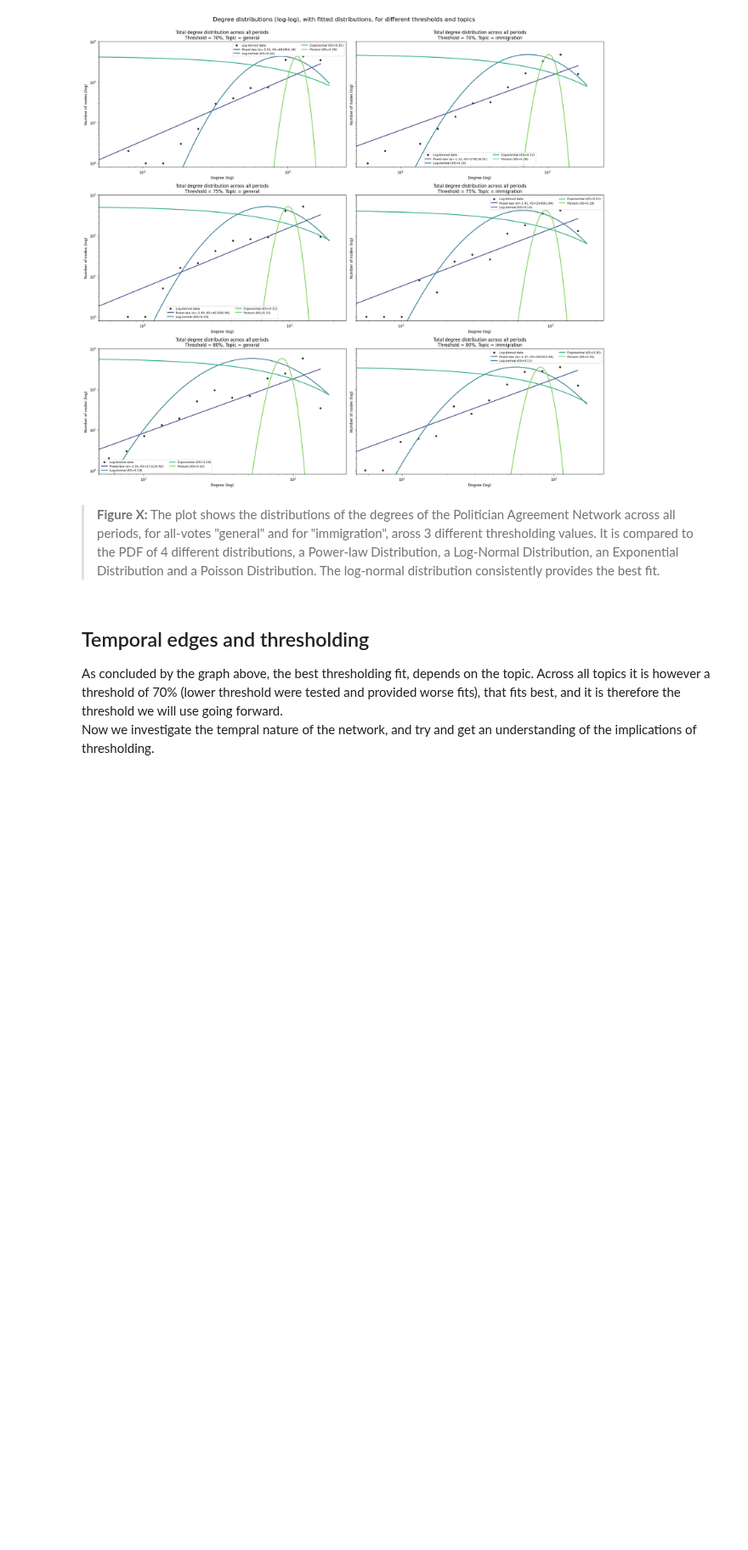
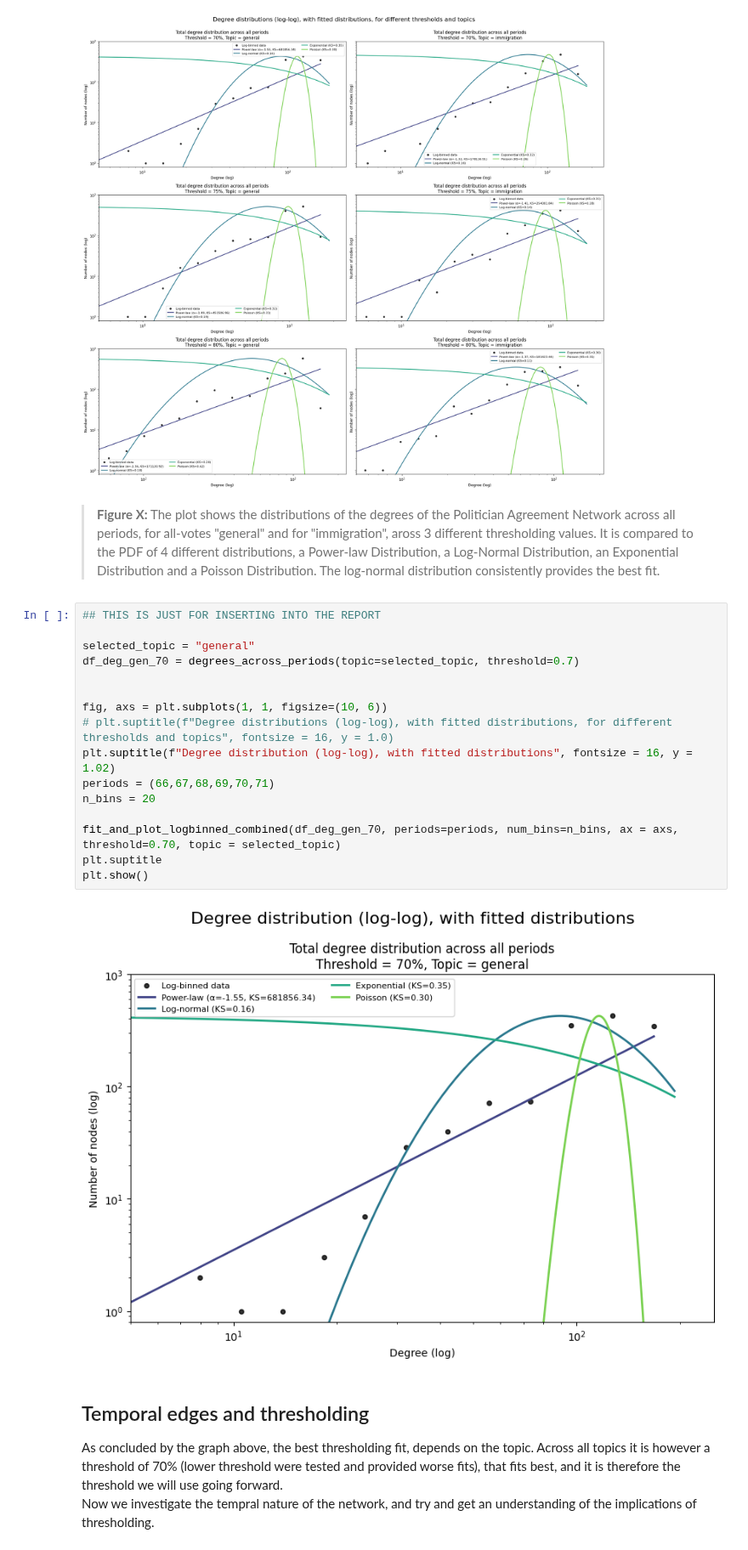
Before and after one commit to Somon8/social_graphs_25, a Jupyter notebook: final-project/p7a_partyinteractions.ipynb, the cells around one changed output. Shown at 85% size. Cells and saved outputs as stored; diff of their text form; blank space fills up the shorter version.

Commit message:
plot for report

```diff
--- a/final-project/p7a_partyinteractions.ipynb
+++ b/final-project/p7a_partyinteractions.ipynb
@@ -197,6 +197,24 @@ plt.show()
 [figure]
 # %% [markdown]
 >**Figure X:** The plot shows the distributions of the degrees of the Politician Agreement Network across all periods, for all-votes "general" and for "immigration", aross 3 different thresholding values. It is compared to the PDF of 4 different distributions, a Power-law Distribution, a Log-Normal Distribution, an Exponential Distribution and a Poisson Distribution. The log-normal distribution consistently provides the best fit.
+# %%
+## THIS IS JUST FOR INSERTING INTO THE REPORT
+
+selected_topic = "general"
+df_deg_gen_70 = degrees_across_periods(topic=selected_topic, threshold=0.7)
+
+
+fig, axs = plt.subplots(1, 1, figsize=(10, 6))
+# plt.suptitle(f"Degree distributions (log-log), with fitted distributions, for different thresholds and topics", fontsize = 16, y = 1.0)
+plt.suptitle(f"Degree distribution (log-log), with fitted distributions", fontsize = 16, y = 1.02)
+periods = (66,67,68,69,70,71)
+n_bins = 20
+
+fit_and_plot_logbinned_combined(df_deg_gen_70, periods=periods, num_bins=n_bins, ax = axs, threshold=0.70, topic = selected_topic)
+plt.suptitle
+plt.show()
+# %% [output]
+[figure, added]
 # %% [markdown]
 ## Temporal edges and thresholding
 As concluded by the graph above, the best thresholding fit, depends on the topic. Across all topics it is however a threshold of 70% (lower threshold were tested and provided worse fits), that fits best, and it is therefore the threshold we will use going forward.
```
